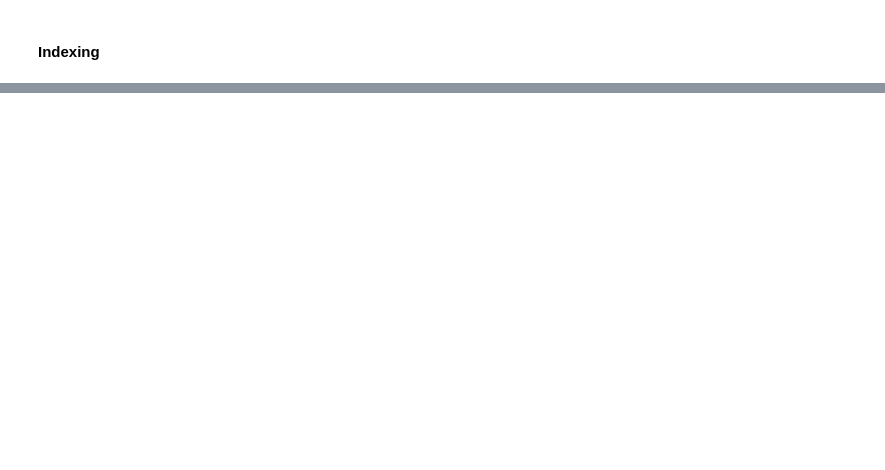
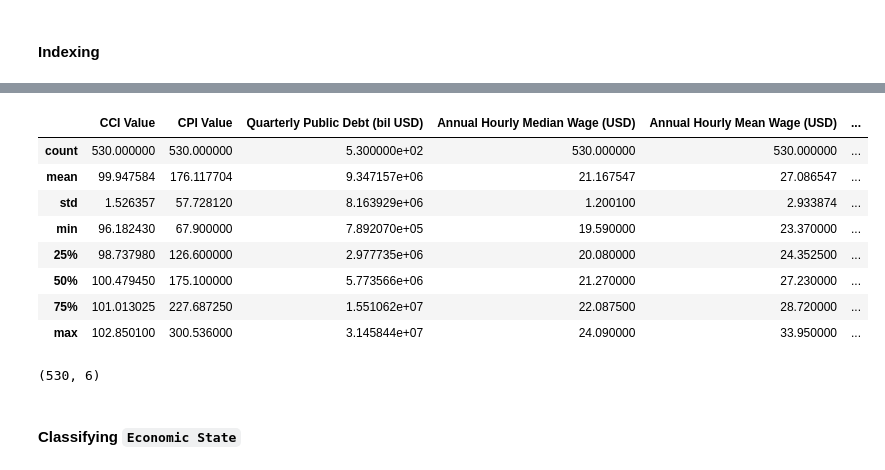
Before and after one commit to bychok/ai_project_2_group_10, a Jupyter notebook: financial_EDA.ipynb, the cells around one changed output, grey strips where cells are left out. Saved outputs shown, nothing was run; the diff lists cells and outputs as text; code cells hidden in the pictures; blank space fills up the shorter version.

```diff
--- a/financial_EDA.ipynb
+++ b/financial_EDA.ipynb
@@ -813,0 +569,6 @@ plt.show()
+# %%
+# Setting `Date` as the index for `df_unemp_one`
+df_unemp_one.set_index('Date', inplace=True)
+
+# Confirming `df_unemp_one` ready to concatenate
+df_unemp_one.head(13)
@@ -813,0 +597,11 @@ plt.show()
+# %%
+# Concatenating the five economic datasets into `df_economics`
+df_economics = pd.concat(
+    [
+        df_cci_us,
+        df_inflation,
+        df_public_debt_quarters,
+        df_hourly_wages_months,
+        df_unemp_one
+    ], axis=1, join='outer'
+)
@@ -813,0 +626,3 @@ plt.show()
+# %%
+# Dropping `NaN` rows
+df_economics.dropna(inplace=True)
@@ -813,0 +681,6 @@ plt.show()
+# %%
+# Creating the working DF `df_eco_test` as a copy of `df_economics`
+df_eco_test = df_economics.copy()
+
+# Viewing `df_eco_test`
+df_eco_test.head()
@@ -813,0 +695,20 @@ plt.show()
+# %%
+# Continuing EDA
+df_eco_test.describe()
+# %% [output]
+|  | CCI Value | CPI Value | Quarterly Public Debt (bil USD) | Annual Hourly Median Wage (USD) | Annual Hourly Mean Wage (USD) | ... |
+| count | 530.000000 | 530.000000 | 5.300000e+02 | 530.000000 | 530.000000 | ... |
+| mean | 99.947584 | 176.117704 | 9.347157e+06 | 21.167547 | 27.086547 | ... |
+| std | 1.526357 | 57.728120 | 8.163929e+06 | 1.200100 | 2.933874 | ... |
+| min | 96.182430 | 67.900000 | 7.892070e+05 | 19.590000 | 23.370000 | ... |
+| 25% | 98.737980 | 126.600000 | 2.977735e+06 | 20.080000 | 24.352500 | ... |
+| 50% | 100.479450 | 175.100000 | 5.773566e+06 | 21.270000 | 27.230000 | ... |
+| 75% | 101.013025 | 227.687250 | 1.551062e+07 | 22.087500 | 28.720000 | ... |
+| max | 102.850100 | 300.536000 | 3.145844e+07 | 24.090000 | 33.950000 | ... |
+# %%
+# Continuing EDA
+df_eco_test.shape
+# %% [output]
+(530, 6)
+# %% [markdown]
+#### Classifying `Economic State`
```
Also changed, not shown: parts of 106 cells of this notebook.
